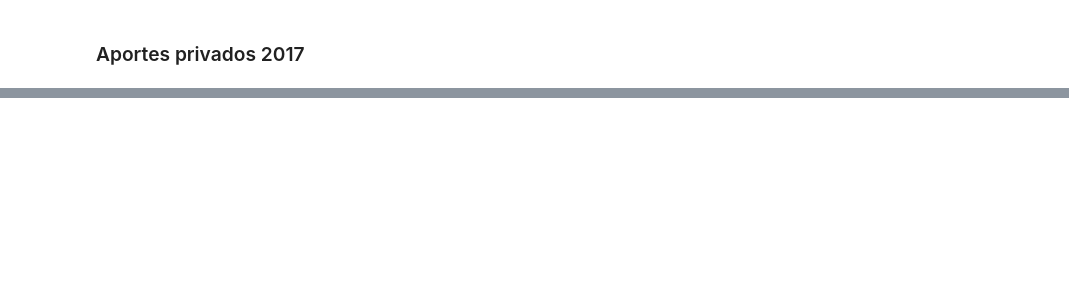
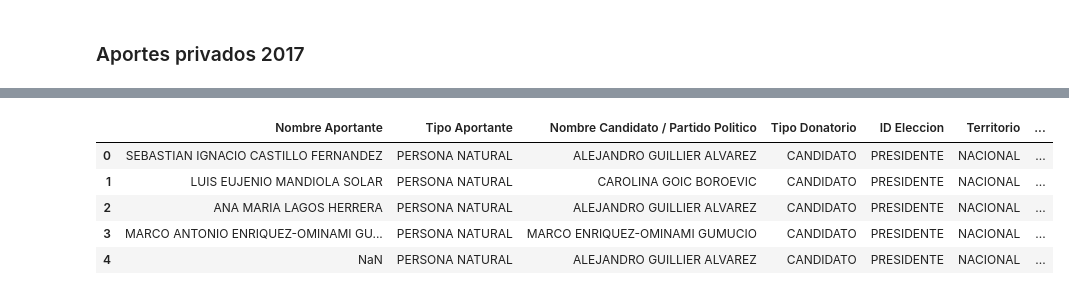
Before and after one commit to catalina-ramirez/T2-Sistemas-de-Informacion, a Jupyter notebook: limpieza-bdd.ipynb, the cells around one changed output, grey strips where cells are left out. Drawn from its saved outputs; the diff is of its cells as text; code cells hidden in the pictures; blank space fills up the shorter version.

```diff
--- a/limpieza-bdd.ipynb
+++ b/limpieza-bdd.ipynb
@@ -454,0 +467,12 @@ store_df(new_publicos, "clean/Aportes_publicos_anual.csv")
+# %%
+df_privados["Monto"] = df_privados["Monto"].str.replace('$','')
+df_privados["Monto"] = df_privados["Monto"].str.replace('.','')
+df_privados["Monto"] = df_privados["Monto"].apply(lambda x: x.strip())
+df_privados.head()
+# %% [output]
+|  | Nombre Aportante | Tipo Aportante | Nombre Candidato / Partido Politico | Tipo Donatorio | ID Eleccion | Territorio | ... |
+| 0 | SEBASTIAN IGNACIO CASTILLO FERNANDEZ | PERSONA NATURAL | ALEJANDRO GUILLIER ALVAREZ | CANDIDATO | PRESIDENTE | NACIONAL | ... |
+| 1 | LUIS EUJENIO MANDIOLA SOLAR | PERSONA NATURAL | CAROLINA GOIC BOROEVIC | CANDIDATO | PRESIDENTE | NACIONAL | ... |
+| 2 | ANA MARIA LAGOS HERRERA | PERSONA NATURAL | ALEJANDRO GUILLIER ALVAREZ | CANDIDATO | PRESIDENTE | NACIONAL | ... |
+| 3 | MARCO ANTONIO ENRIQUEZ-OMINAMI GU... | PERSONA NATURAL | MARCO ENRIQUEZ-OMINAMI GUMUCIO | CANDIDATO | PRESIDENTE | NACIONAL | ... |
+| 4 | NaN | PERSONA NATURAL | ALEJANDRO GUILLIER ALVAREZ | CANDIDATO | PRESIDENTE | NACIONAL | ... |
```
Also changed, not shown: parts of 35 cells of this notebook, 1 other file.
